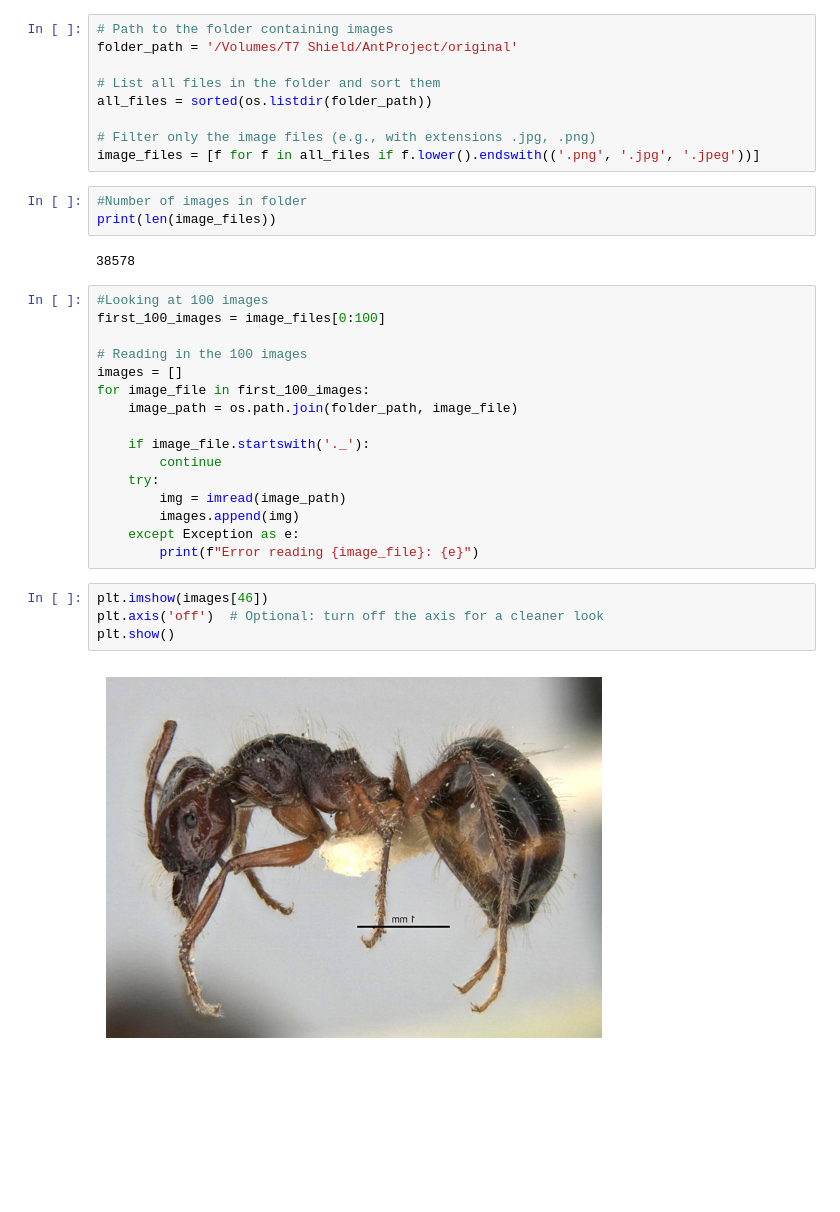
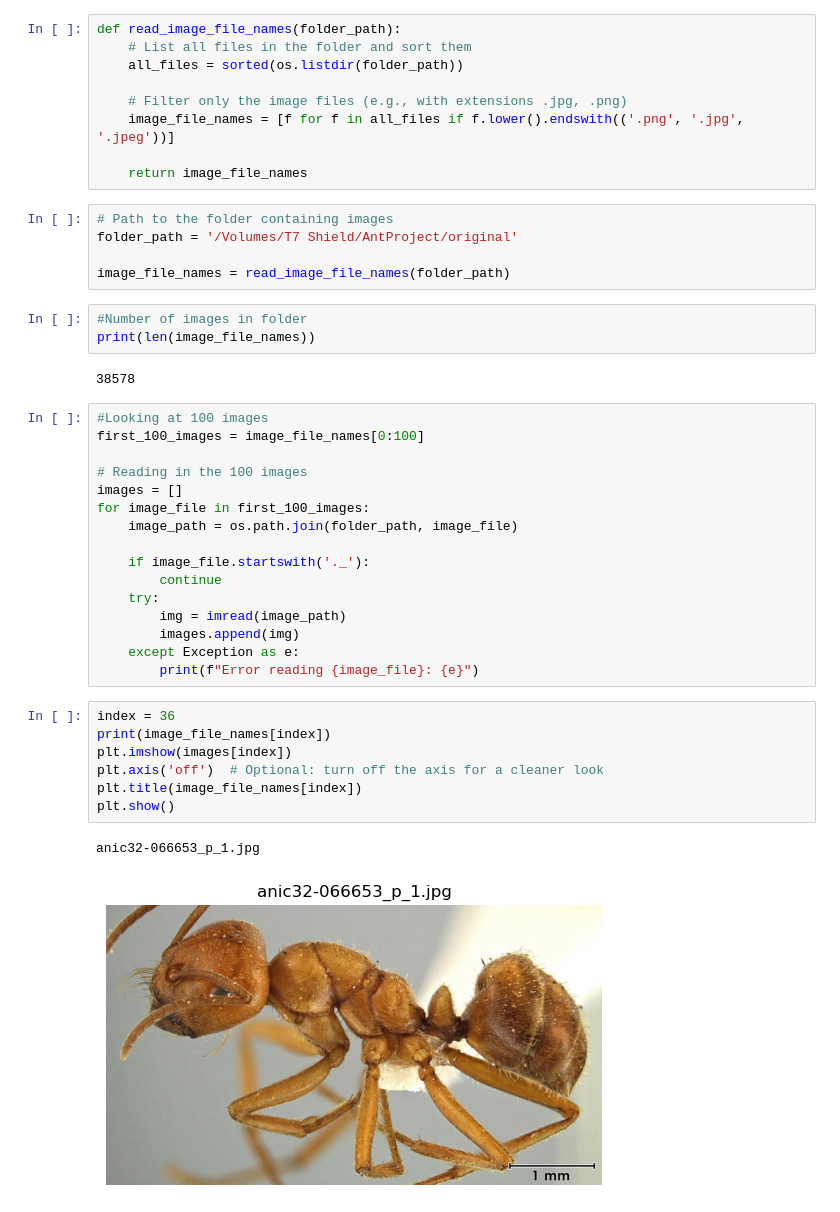
Before and after one commit to CS-433/ml-project-2-kalamariunionen, a Jupyter notebook: exploring_ants.ipynb, the cells around one changed output. Cells and saved outputs as stored; diff of their text form; blank space fills up the shorter version.

```diff
--- a/exploring_ants.ipynb
+++ b/exploring_ants.ipynb
@@ -10,20 +34,25 @@ This project aims at deteting the color of ants in images
 # %%
-# Path to the folder containing images
-folder_path = '/Volumes/T7 Shield/AntProject/original'
+def read_image_file_names(folder_path):
+    # List all files in the folder and sort them
+    all_files = sorted(os.listdir(folder_path))
 
-# List all files in the folder and sort them
-all_files = sorted(os.listdir(folder_path))
+    # Filter only the image files (e.g., with extensions .jpg, .png)
+    image_file_names = [f for f in all_files if f.lower().endswith(('.png', '.jpg', '.jpeg'))]
 
-# Filter only the image files (e.g., with extensions .jpg, .png)
-image_files = [f for f in all_files if f.lower().endswith(('.png', '.jpg', '.jpeg'))]
+    return image_file_names
+# %%
+# Path to the folder containing images
+folder_path = '/Volumes/T7 Shield/AntProject/original'
+
+image_file_names = read_image_file_names(folder_path)
 # %%
 #Number of images in folder
-print(len(image_files))
+print(len(image_file_names))
 # %% [output]
 38578
 # %%
 #Looking at 100 images
-first_100_images = image_files[0:100]
+first_100_images = image_file_names[0:100]
 
 # Reading in the 100 images
 images = []
@@ -38,8 +67,12 @@ for image_file in first_100_images:
     except Exception as e:
         print(f"Error reading {image_file}: {e}")
 # %%
-plt.imshow(images[46])
+index = 36
+print(image_file_names[index])
+plt.imshow(images[index])
 plt.axis('off')  # Optional: turn off the axis for a cleaner look
+plt.title(image_file_names[index])
 plt.show()
 # %% [output]
+anic32-066653_p_1.jpg
-[figure, old version]
+[figure, new version]
```
Also changed, not shown: parts of 13 cells of this notebook.
